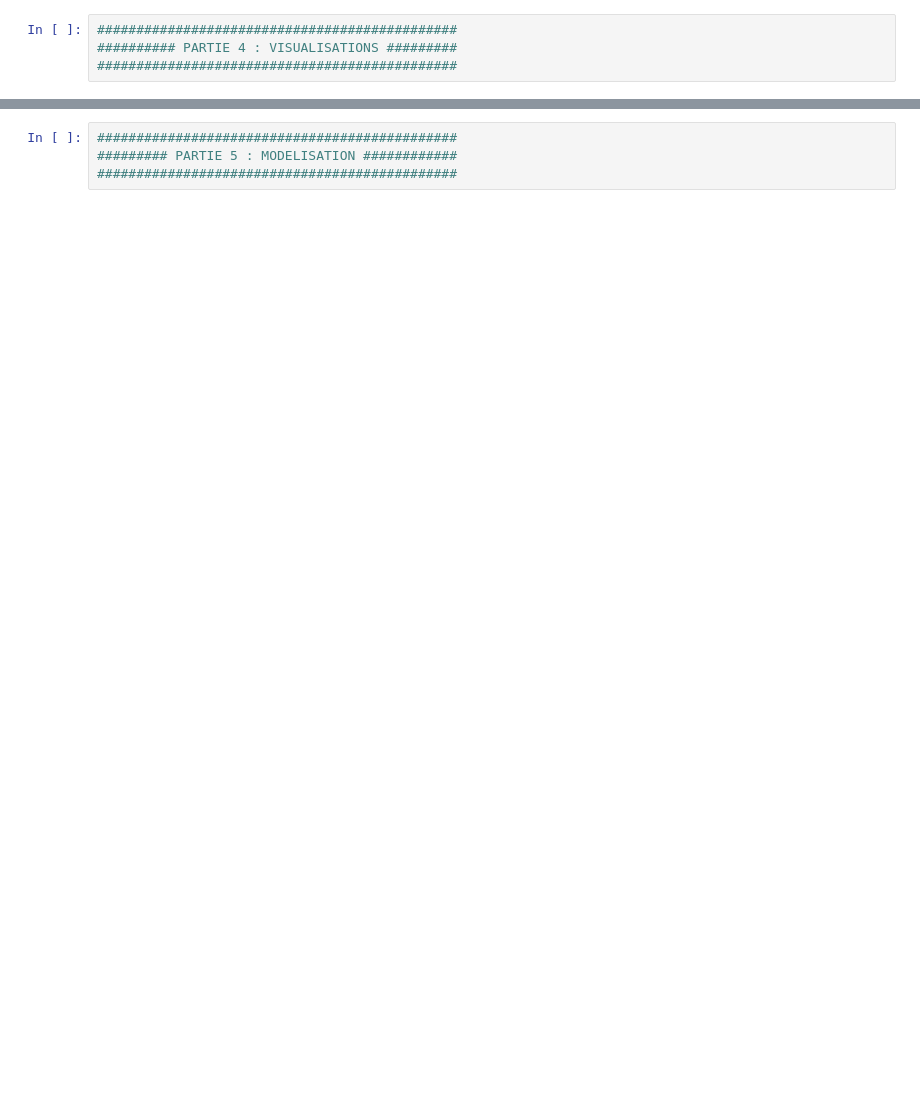
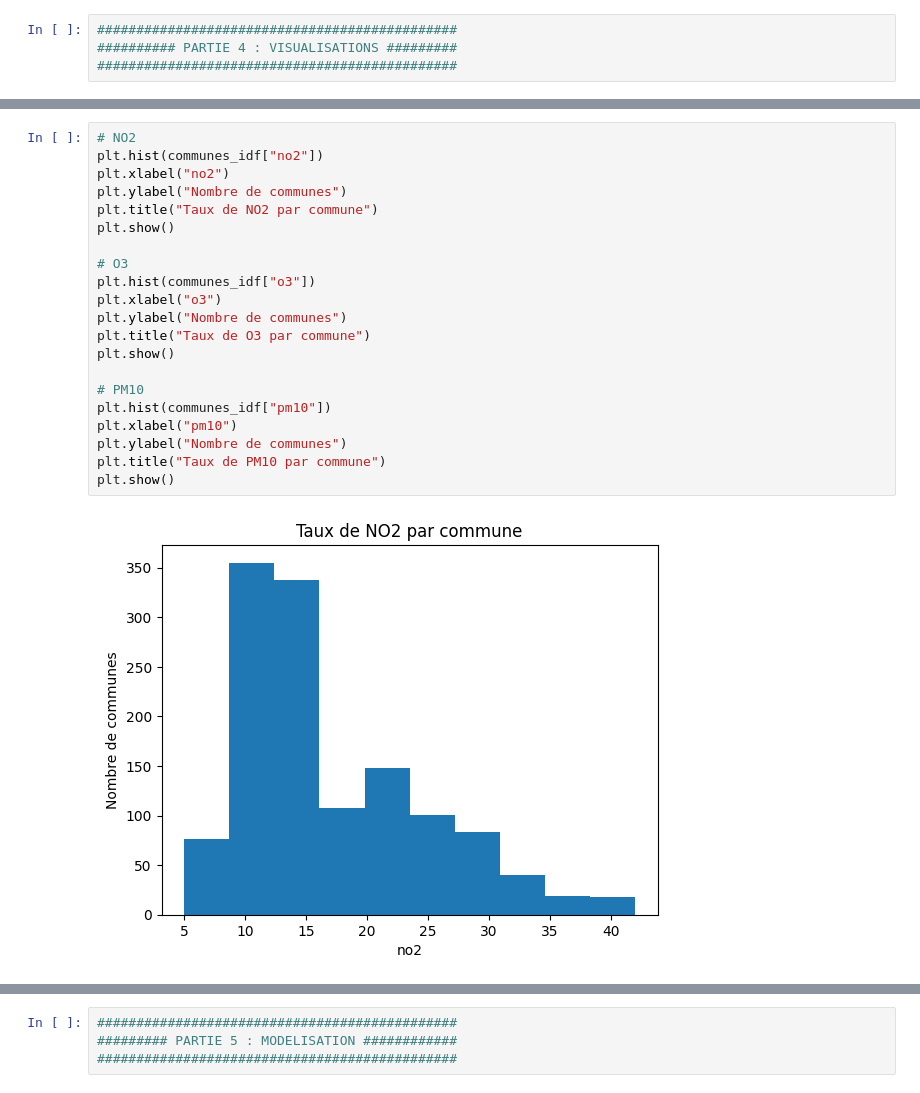
Before and after one commit to aurelianmoge/Projet-Python---ENSAE-2025, a Jupyter notebook: FICHIER PROPRE.ipynb, the cells around one changed output, grey strips where cells are left out. Saved outputs shown, nothing was run; the diff lists cells and outputs as text; blank space fills up the shorter version.

```diff
--- a/FICHIER PROPRE.ipynb
+++ b/FICHIER PROPRE.ipynb
@@ -433,0 +472,23 @@ plt.show()
+# %%
+# NO2
+plt.hist(communes_idf["no2"])
+plt.xlabel("no2")
+plt.ylabel("Nombre de communes")
+plt.title("Taux de NO2 par commune")
+plt.show()
+
+# O3
+plt.hist(communes_idf["o3"])
+plt.xlabel("o3")
+plt.ylabel("Nombre de communes")
+plt.title("Taux de O3 par commune")
+plt.show()
+
+# PM10
+plt.hist(communes_idf["pm10"])
+plt.xlabel("pm10")
+plt.ylabel("Nombre de communes")
+plt.title("Taux de PM10 par commune")
+plt.show()
+# %% [output]
+[figure, added]
```
Also changed, not shown: parts of 9 cells of this notebook.
